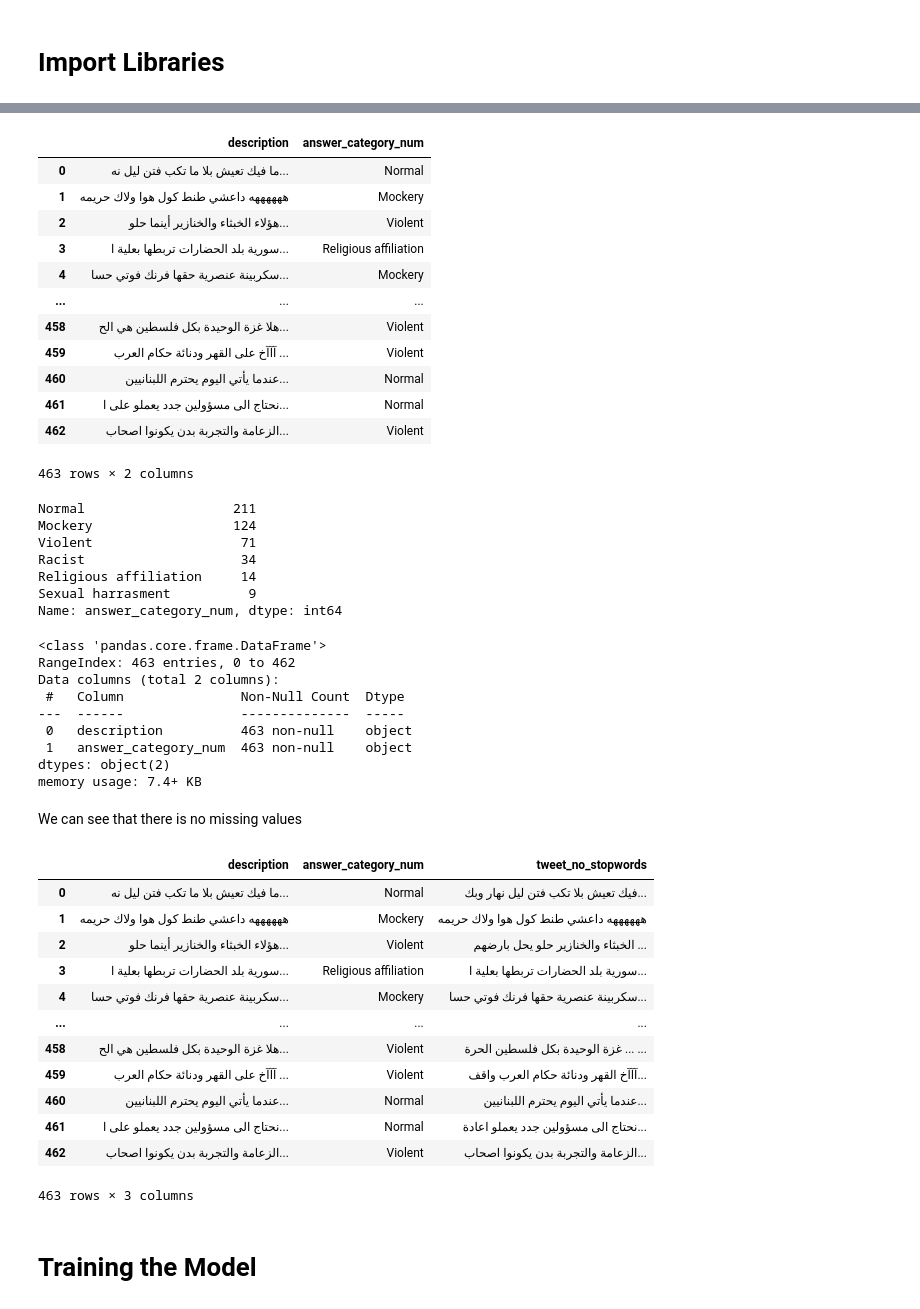
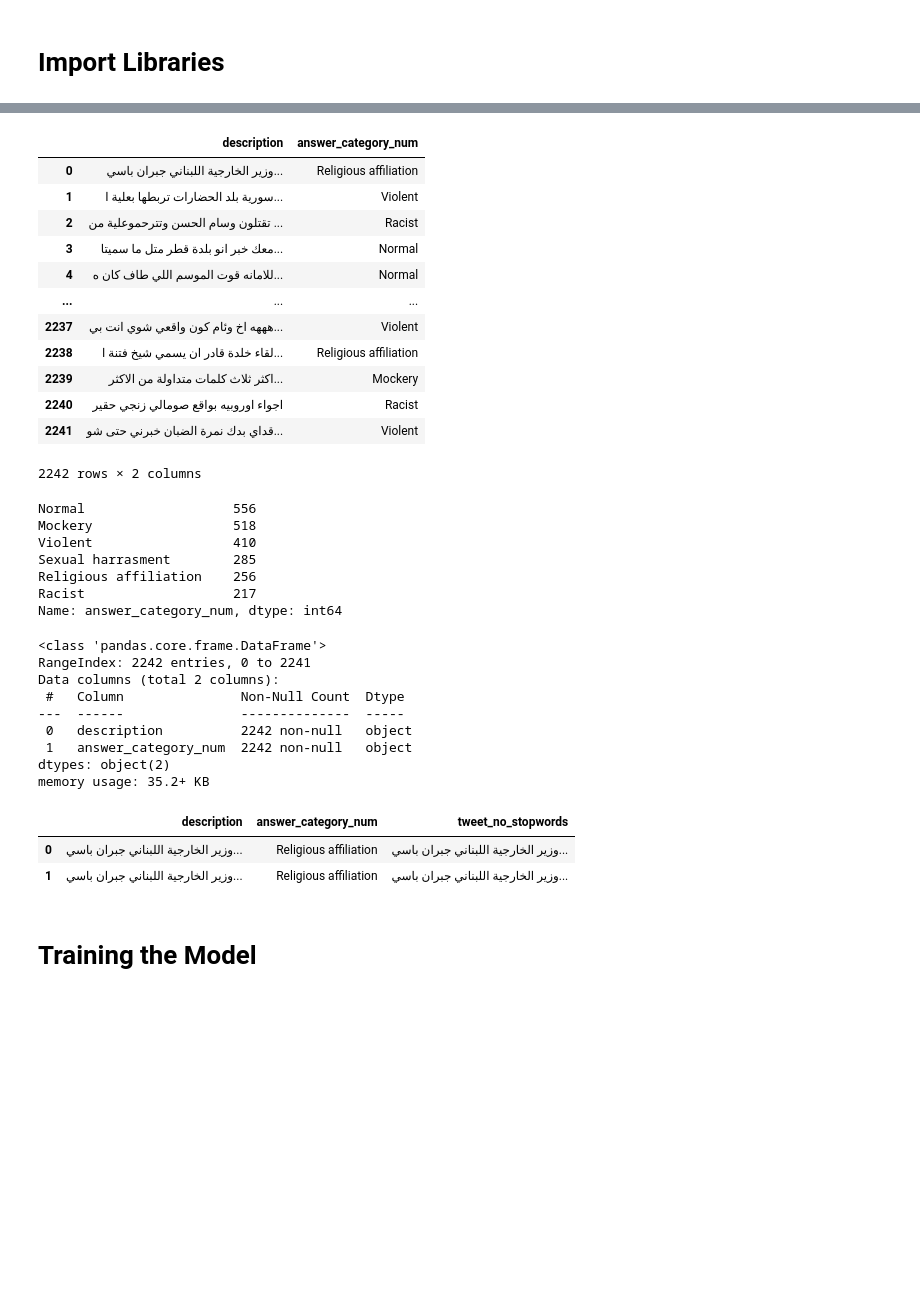
Before and after one commit to MODAJ18/DiscH_Web_App, a Jupyter notebook: notebooks/2. SVC Model Training.ipynb, the cells around one changed output, grey strips where cells are left out. Cells and saved outputs as stored; diff of their text form; code cells hidden in the pictures; blank space fills up the shorter version.

```diff
--- a/notebooks/2. SVC Model Training.ipynb
+++ b/notebooks/2. SVC Model Training.ipynb
@@ -44,10 +38,3 @@ Index(['question_id', 'description', 'num_response', 'label_in_question',
 # %%
-# checking how many comments are repeated
-i = 0
-for comment in data.description.unique():
-    temp_df = data[data.description == comment]
-    if temp_df.shape[0] >= 2:
-
-        i+=1
-print(i)
+data.description.duplicated().sum()
 # %% [output]
@@ -115,44 +106,42 @@ for i, row in clean_data.iterrows():
 clean_data
 # %% [output]
 |  | description | answer_category_num |
-| 0 | ما فيك تعيش بلا ما تكب فتن ليل نه... | Normal |
-| 1 | ههههههه داعشي طنط كول هوا ولاك حريمه | Mockery |
-| 2 | هؤلاء الخبثاء والخنازير أينما حلو... | Violent |
-| 3 | سورية بلد الحضارات تربطها بعلية ا... | Religious affiliation |
-| 4 | سكربينة عنصرية حقها فرنك فوتي حسا... | Mockery |
+| 0 | وزير الخارجية اللبناني جبران باسي... | Religious affiliation |
+| 1 | سورية بلد الحضارات تربطها بعلية ا... | Violent |
+| 2 | تقتلون وسام الحسن وتترحموعلية من ... | Racist |
+| 3 | معك خبر انو بلدة قطر متل ما سميتا... | Normal |
+| 4 | للامانه قوت الموسم اللي طاف كان ه... | Normal |
 | ... | ... | ... |
-| 458 | هلا غزة الوحيدة بكل فلسطين هي الح... | Violent |
-| 459 | آآآخ على القهر ودنائة حكام العرب ... | Violent |
-| 460 | عندما يأتي اليوم يحترم اللبنانيين... | Normal |
-| 461 | نحتاج الى مسؤولين جدد يعملو على ا... | Normal |
-| 462 | الزعامة والتجربة بدن يكونوا اصحاب... | Violent |
+| 2237 | هههه اخ وئام كون واقعي شوي انت بي... | Violent |
+| 2238 | لقاء خلدة قادر ان يسمي شيخ فتنة ا... | Religious affiliation |
+| 2239 | اكثر ثلاث كلمات متداولة من الاكثر... | Mockery |
+| 2240 | اجواء اوروبيه بواقع صومالي زنجي حقير | Racist |
+| 2241 | قداي بدك نمرة الضبان خبرني حتى شو... | Violent |
-463 rows × 2 columns
+2242 rows × 2 columns
 # %%
 # Generated Class
 clean_data.answer_category_num.value_counts()
 # %% [output]
-Normal                   211
-Mockery                  124
-Violent                   71
-Racist                    34
-Religious affiliation     14
-Sexual harrasment          9
+Normal                   556
+Mockery                  518
+Violent                  410
+Sexual harrasment        285
+Religious affiliation    256
+Racist                   217
 Name: answer_category_num, dtype: int64
 # %%
 # Checking the info
 clean_data.info()
 # %% [output]
 <class 'pandas.core.frame.DataFrame'>
-RangeIndex: 463 entries, 0 to 462
+RangeIndex: 2242 entries, 0 to 2241
 Data columns (total 2 columns):
  #   Column               Non-Null Count  Dtype
 ---  ------               --------------  -----
- 0   description          463 non-null    object
- 1   answer_category_num  463 non-null    object
+ 0   description          2242 non-null   object
+ 1   answer_category_num  2242 non-null   object
 dtypes: object(2)
-memory usage: 7.4+ KB
+memory usage: 35.2+ KB
-# %% [markdown]
-We can see that there is no missing values
 # %%
 # Removing stop words for each tweet
 clean_data['tweet_no_stopwords'] = 'x'
@@ -166,21 +155,11 @@ for count, tweet in enumerate(clean_data.description):
     joined_filtered_tweet = " ".join(filtered_tweet)
     clean_data.tweet_no_stopwords[count] = joined_filtered_tweet
 # %%
-clean_data
+clean_data.head(2)
 # %% [output]
 |  | description | answer_category_num | tweet_no_stopwords |
-| 0 | ما فيك تعيش بلا ما تكب فتن ليل نه... | Normal | فيك تعيش بلا تكب فتن ليل نهار وبك... |
-| 1 | ههههههه داعشي طنط كول هوا ولاك حريمه | Mockery | ههههههه داعشي طنط كول هوا ولاك حريمه |
-| 2 | هؤلاء الخبثاء والخنازير أينما حلو... | Violent | الخبثاء والخنازير حلو يحل بارضهم ... |
-| 3 | سورية بلد الحضارات تربطها بعلية ا... | Religious affiliation | سورية بلد الحضارات تربطها بعلية ا... |
-| 4 | سكربينة عنصرية حقها فرنك فوتي حسا... | Mockery | سكربينة عنصرية حقها فرنك فوتي حسا... |
-| ... | ... | ... | ... |
-| 458 | هلا غزة الوحيدة بكل فلسطين هي الح... | Violent | غزة الوحيدة بكل فلسطين الحرة ... ... |
-| 459 | آآآخ على القهر ودنائة حكام العرب ... | Violent | آآآخ القهر ودنائة حكام العرب واقف... |
-| 460 | عندما يأتي اليوم يحترم اللبنانيين... | Normal | عندما يأتي اليوم يحترم اللبنانيين... |
-| 461 | نحتاج الى مسؤولين جدد يعملو على ا... | Normal | نحتاج الى مسؤولين جدد يعملو اعادة... |
-| 462 | الزعامة والتجربة بدن يكونوا اصحاب... | Violent | الزعامة والتجربة بدن يكونوا اصحاب... |
+| 0 | وزير الخارجية اللبناني جبران باسي... | Religious affiliation | وزير الخارجية اللبناني جبران باسي... |
+| 1 | وزير الخارجية اللبناني جبران باسي... | Religious affiliation | وزير الخارجية اللبناني جبران باسي... |
-463 rows × 3 columns
 # %% [markdown]
 # Training the Model
 # %%
```
Also changed, not shown: parts of 24 cells of this notebook, 3 other files.
